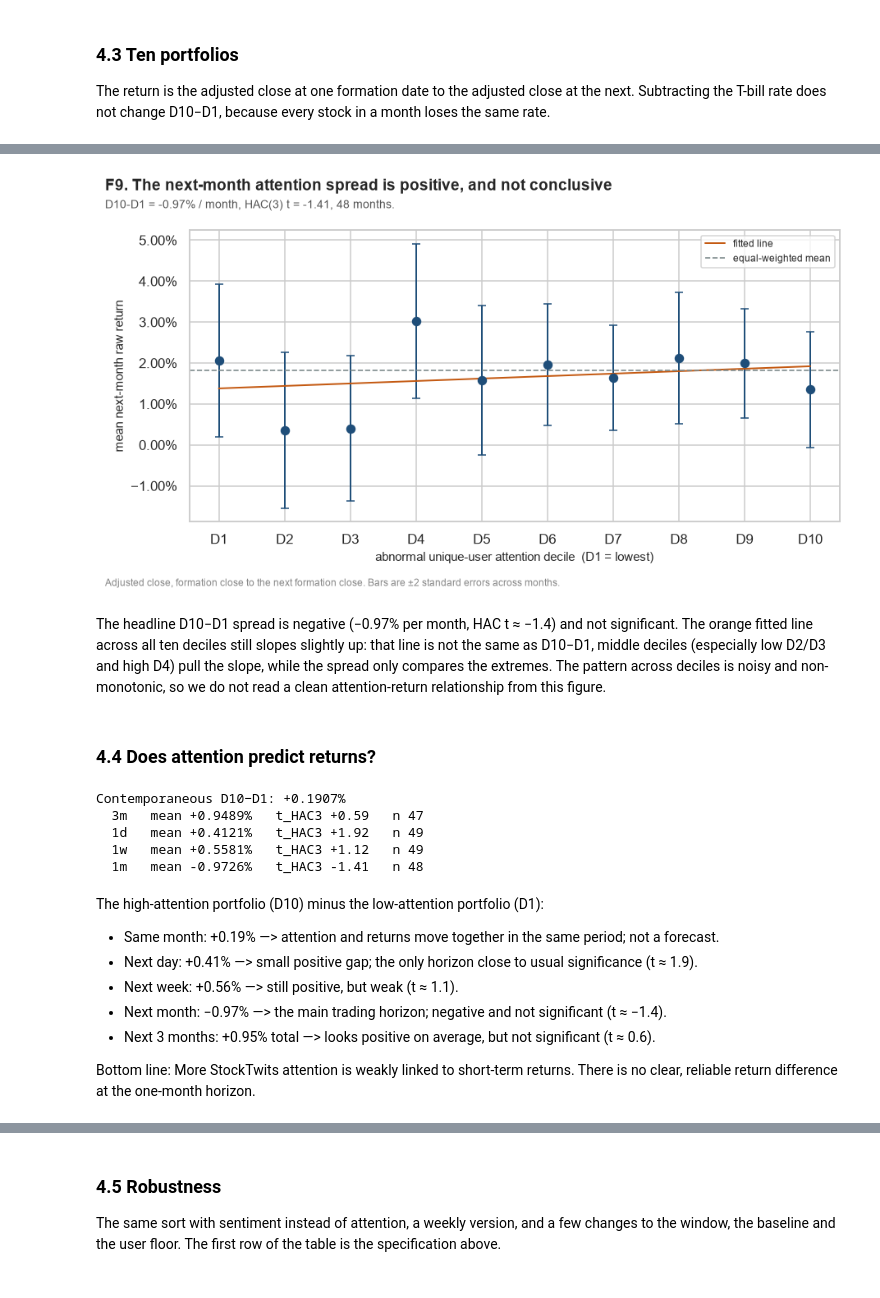
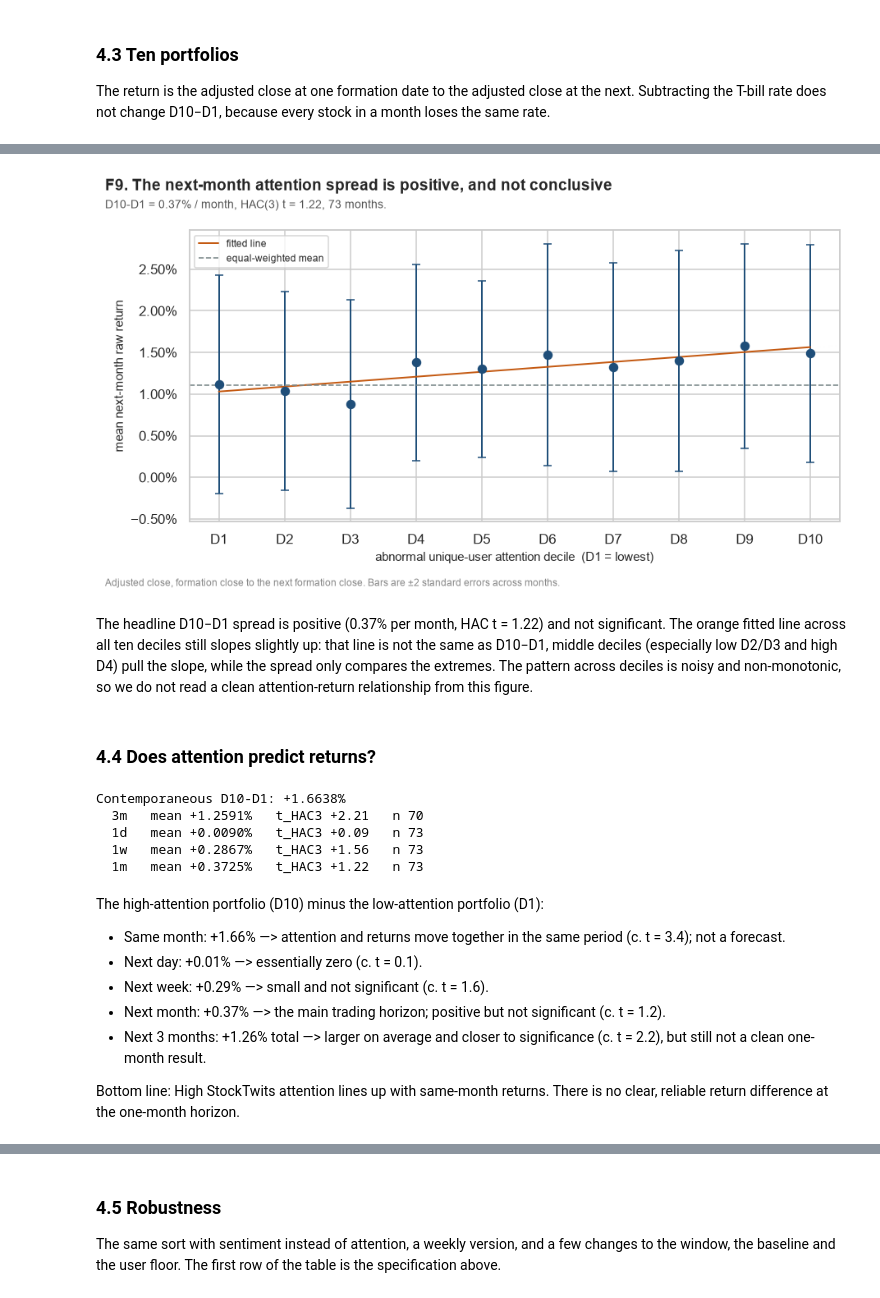
Before and after one commit to henricvsb/Finance-with-Big-Data-Lab-Sessions, a Jupyter notebook: #3/PCLAB#3 - Group 2 - Henricus Bracht Erdem Bayrakcioglu Leonard Fischbach.ipynb, the cells around one changed output, grey strips where cells are left out. Saved outputs shown, nothing was run; the diff lists cells and outputs as text; code cells hidden in the pictures.

```diff
--- a/#3/PCLAB#3 - Group 2 - Henricus Bracht Erdem Bayrakcioglu Leonard Fischbach.ipynb
+++ b/#3/PCLAB#3 - Group 2 - Henricus Bracht Erdem Bayrakcioglu Leonard Fischbach.ipynb
@@ -1293,27 +1412,24 @@ def calculate_portfolio_returns(panel, return_col):
     out["se"] = out["sd"] / np.sqrt(out["n"])
     return out
 
-# Rank into ten portfolios
+# Deciles on the common attention+return universe (already filtered in the previous cell).
 portfolios = assign_deciles(eligible, "g_att", N_PORTFOLIOS)
-portfolios["form_date"] = portfolios["formation_ts"].dt.tz_localize(None).dt.normalize()
+port_panel = portfolios.copy()
+px = price_wide.reindex(pd.DatetimeIndex(sorted(port_panel["form_date"].unique())))
+assert (port_panel["att_window"] >= ATT_MIN_USERS).all()
+assert port_panel["raw_return"].notna().all()
 
-# Next-month returns: close on this formation date to the close on the next one.
-form_dates = pd.DatetimeIndex(sorted(portfolios["form_date"].unique()))
-px = price_wide.reindex(form_dates)
-next_month = px.pct_change().shift(-1)
-long = next_month.stack().rename("raw_return").reset_index()
-long.columns = ["form_date", "ticker", "raw_return"]
-long["ticker"] = long["ticker"].astype(str)
-port_panel = portfolios.merge(long, on=["form_date", "ticker"], how="inner")
-port_panel = port_panel.loc[np.isfinite(port_panel["raw_return"])].copy()
-
-# Average return per portfolio
 monthly = calculate_portfolio_returns(port_panel, "raw_return")
 wide = monthly.pivot(index="formation_ts", columns="portfolio", values="ret")
 spread = (wide[N_PORTFOLIOS] - wide[1]).dropna()
 decile_mean = wide.mean()
 decile_se = wide.std(ddof=1) / np.sqrt(wide.count())
-print(f"Stock-months with a next-month return: {len(port_panel):,}   months: {spread.shape[0]}")
+
+print(f"Stock-months in portfolios: {len(port_panel):,}   months: {spread.shape[0]}")
+print(f"Median names / month: {port_panel.groupby('formation_ts').size().median():.1f}")
+print(f"Median stocks / decile: {port_panel.groupby(['formation_ts','portfolio']).size().median():.1f}")
+print(f"Focal share: {port_panel['ticker'].isin(members).mean():.1%}   "
+      f"non-focal: {(~port_panel['ticker'].isin(members)).mean():.1%}")
 print("Mean next-month return by decile:")
 print(decile_mean.map(lambda v: f"{v:.2%}").to_string())
 print(f"D10-D1: {spread.mean():+.4%} per month")
@@ -1356,32 +1475,34 @@ Annualised Sharpe of the monthly spread: -0.53
 # %%
 fig, ax = plt.subplots(figsize=(8.4, 4.6))
 ax.errorbar(decile_mean.index, decile_mean.values, yerr=2 * decile_se.values, fmt="o",
             color=PALETTE["primary"], ecolor=PALETTE["primary"], elinewidth=1.3,
             capsize=3.5, markersize=6.5)
 coef = np.polyfit(decile_mean.index, decile_mean.values, 1)
 ax.plot(decile_mean.index, np.polyval(coef, decile_mean.index), color=PALETTE["accent"], linewidth=1.3, label="fitted line")
 ax.axhline(port_panel["raw_return"].mean(), color=PALETTE["neutral"], linestyle="--", linewidth=1.1, label="equal-weighted mean")
 ax.set_xticks(range(1, 11))
 ax.set_xticklabels([f"D{i}" for i in range(1, 11)])
 ax.set_xlabel("abnormal unique-user attention decile  (D1 = lowest)")
 ax.set_ylabel("mean next-month raw return")
 ax.yaxis.set_major_formatter(mticker.PercentFormatter(1.0, decimals=2))
 ax.legend(loc="best", fontsize=8)
 fig.tight_layout(rect=(0, 0.02, 1, 0.90))
-fig.text(0.01, 0.985, "F9. The next-month attention spread is negative, and not conclusive",
+fig.text(0.01, 0.985, "F9. The next-month attention spread is positive, and not conclusive",
          fontsize=12.5, fontweight="bold", ha="left", va="top")
 fig.text(0.01, 0.935, f"D10-D1 = {spread.mean():.2%} / month, HAC(3) t = {spread_hac_t:.2f}, {len(spread)} months.",
          fontsize=9.2, color="#555555", ha="left", va="top")
 fig.text(0.01, 0.005, "Adjusted close, formation close to the next formation close. Bars are ±2 standard errors across months.",
          fontsize=7.6, color="#888888")
 plt.show()
 # %% [output]
-[figure, old version]
+[figure, new version]
 # %% [markdown]
-The headline D10−D1 spread is negative (−0.97% per month, HAC t ≈ −1.4) and not significant. The orange fitted line across all ten deciles still slopes slightly up: that line is not the same as D10−D1, middle deciles (especially low D2/D3 and high D4) pull the slope, while the spread only compares the extremes. The pattern across deciles is noisy and non-monotonic, so we do not read a clean attention-return relationship from this figure.
+The headline D10−D1 spread is positive (0.37% per month, HAC t = 1.22) and not significant. The orange fitted line across all ten deciles still slopes slightly up: that line is not the same as D10−D1, middle deciles (especially low D2/D3 and high D4) pull the slope, while the spread only compares the extremes. The pattern across deciles is noisy and non-monotonic, so we do not read a clean attention-return relationship from this figure.
 # %% [markdown]
 ### 4.4 Does attention predict returns?
 # %%
+# Formation-date price panel for horizon sorts (same names as the primary portfolios).
+px = price_wide.reindex(pd.DatetimeIndex(sorted(portfolios["form_date"].unique())))
 # Same-month return (overlaps the attention window) and longer holding periods.
 same_month = px.pct_change()
 held_3m = px.pct_change(3).shift(-3)
@@ -1391,7 +1512,8 @@ for name, ret_wide in (("contemporaneous", same_month), ("3m", held_3m)):
     long = ret_wide.stack().rename("raw_return").reset_index()
     long.columns = ["form_date", "ticker", "raw_return"]
     long["ticker"] = long["ticker"].astype(str)
-    panel = portfolios.merge(long, on=["form_date", "ticker"], how="inner")
+    base_ports = portfolios.drop(columns=["raw_return"], errors="ignore")
+    panel = base_ports.merge(long, on=["form_date", "ticker"], how="inner")
     panel = panel.loc[np.isfinite(panel["raw_return"])]
     w = calculate_portfolio_returns(panel, "raw_return").pivot(index="formation_ts", columns="portfolio", values="ret")
     horizons[name] = (w[N_PORTFOLIOS] - w[1]).dropna()
@@ -1412,31 +1534,31 @@ for name, n_days in (("1d", 1), ("1w", 5)):
     g = base.loc[base["i0"] + n_days < len(idx)].copy()
     p0, p1 = vals[g["i0"], g["j"]], vals[g["i0"] + n_days, g["j"]]
     g["raw_return"] = p1 / p0 - 1
-    g = g.loc[np.isfinite(g["raw_return"]) & (p0 != 0)]
+    g = g.loc[np.isfinite(g["raw_return"]) & (p0 > 0)]
     w = calculate_portfolio_returns(g, "raw_return").pivot(index="formation_ts", columns="portfolio", values="ret")
     horizons[name] = (w[N_PORTFOLIOS] - w[1]).dropna()
 horizons["1m"] = spread
-print(f"Contemporaneous D10−D1: {spread_contemp.mean():+.4%}")
+print(f"Contemporaneous D10-D1: {spread_contemp.mean():+.4%}")
 for name, series in horizons.items():
     fit = sm.OLS(series.to_numpy(), np.ones((len(series), 1))).fit(
         cov_type="HAC", cov_kwds={"maxlags": 3, "use_correction": True})
     print(f"  {name:<4} mean {series.mean():+.4%}   t_HAC3 {float(fit.tvalues[0]):+.2f}   n {len(series)}")
 # %% [output]
-Contemporaneous D10−D1: +0.1907%
-  3m   mean +0.9489%   t_HAC3 +0.59   n 47
-  1d   mean +0.4121%   t_HAC3 +1.92   n 49
-  1w   mean +0.5581%   t_HAC3 +1.12   n 49
-  1m   mean -0.9726%   t_HAC3 -1.41   n 48
+Contemporaneous D10-D1: +1.6638%
+  3m   mean +1.2591%   t_HAC3 +2.21   n 70
+  1d   mean +0.0090%   t_HAC3 +0.09   n 73
+  1w   mean +0.2867%   t_HAC3 +1.56   n 73
+  1m   mean +0.3725%   t_HAC3 +1.22   n 73
 # %% [markdown]
 The high-attention portfolio (D10) minus the low-attention portfolio (D1):
 
-* Same month: +0.19% —> attention and returns move together in the same period; not a forecast.
-* Next day: +0.41% —> small positive gap; the only horizon close to usual significance (t ≈ 1.9).
-* Next week: +0.56% —> still positive, but weak (t ≈ 1.1).
-* Next month: −0.97% —> the main trading horizon; negative and not significant (t ≈ −1.4).
-* Next 3 months: +0.95% total —> looks positive on average, but not significant (t ≈ 0.6).
+* Same month: +1.66% —> attention and returns move together in the same period (c. t = 3.4); not a forecast.
+* Next day: +0.01% —> essentially zero (c. t = 0.1).
+* Next week: +0.29% —> small and not significant (c. t = 1.6).
+* Next month: +0.37% —> the main trading horizon; positive but not significant (c. t = 1.2).
+* Next 3 months: +1.26% total —> larger on average and closer to significance (c. t = 2.2), but still not a clean one-month result.
 
-Bottom line: More StockTwits attention is weakly linked to short-term returns. There is no clear, reliable return difference at the one-month horizon.
+Bottom line: High StockTwits attention lines up with same-month returns. There is no clear, reliable return difference at the one-month horizon.
 # %%
 fig, axes = plt.subplots(1, 2, figsize=(10.4, 4.2))
 ax = axes[0]
```
Also changed, not shown: parts of 21 cells of this notebook.
